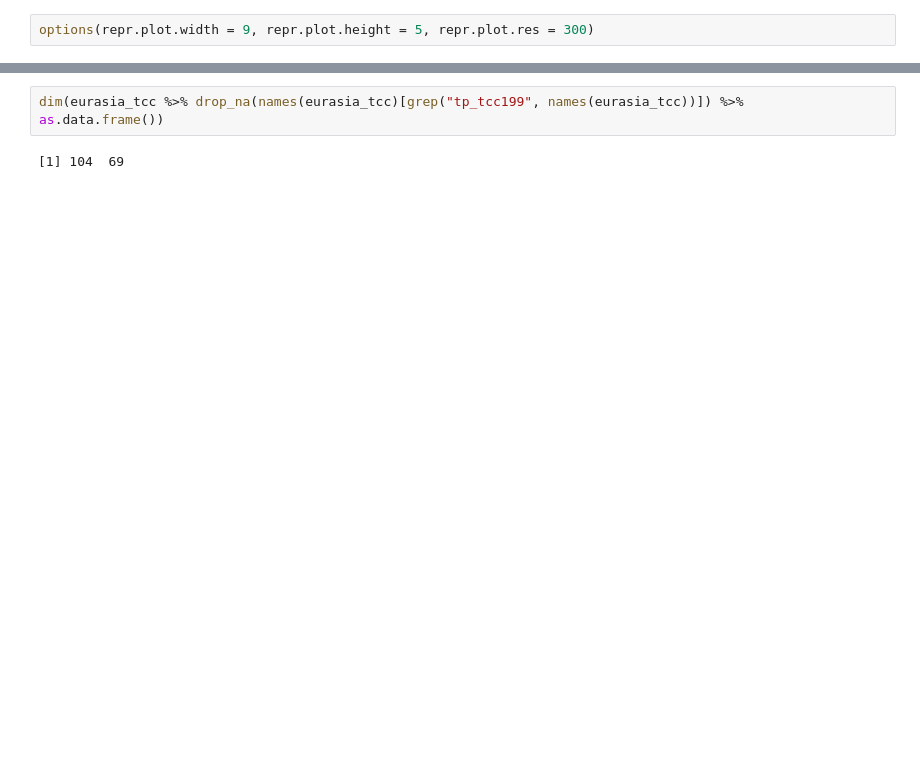
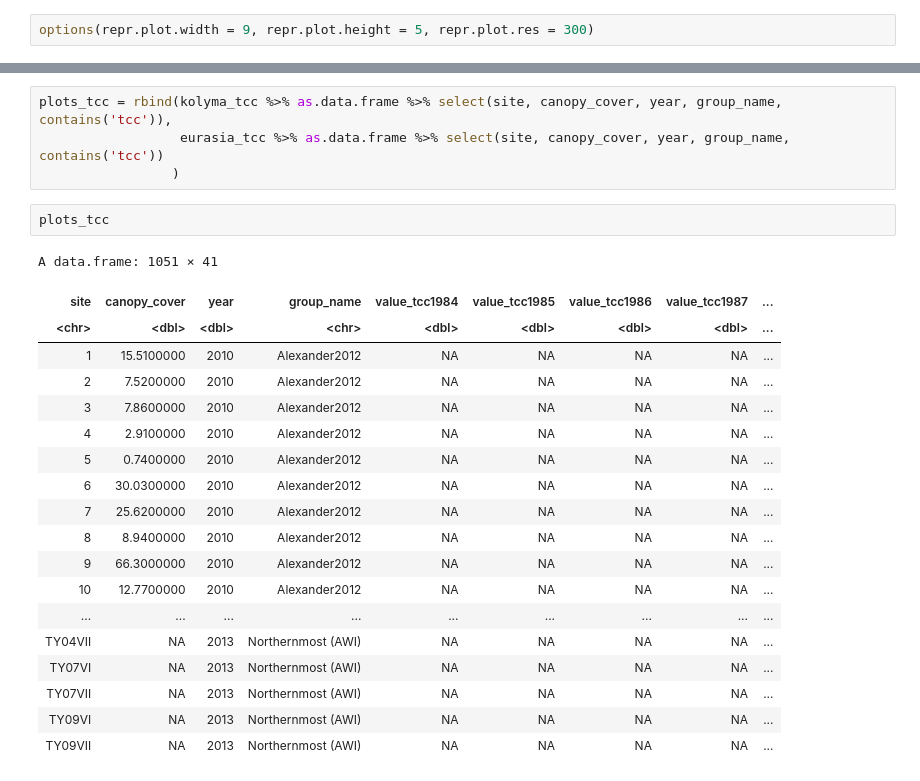
Before and after one commit to pahbs/maap_tools, a Jupyter notebook: notebooks/examine_siberia_tcc.ipynb, the cells around one changed output, grey strips where cells are left out. Saved outputs shown, nothing was run; the diff lists cells and outputs as text; blank space fills up the shorter version.

```diff
--- a/notebooks/examine_siberia_tcc.ipynb
+++ b/notebooks/examine_siberia_tcc.ipynb
@@ -129,5 +82,26 @@ Warning message:
-# %%
-dim(eurasia_tcc %>% drop_na(names(eurasia_tcc)[grep("tp_tcc199", names(eurasia_tcc))]) %>%
-as.data.frame())
-# %% [output]
-[1] 104  69
+# %%
+plots_tcc = rbind(kolyma_tcc %>% as.data.frame %>% select(site, canopy_cover, year, group_name, contains('tcc')),
+                  eurasia_tcc %>% as.data.frame %>% select(site, canopy_cover, year, group_name, contains('tcc'))
+                 )
+# %%
+plots_tcc
+# %% [output]
+A data.frame: 1051 × 41
+| site | canopy_cover | year | group_name | value_tcc1984 | value_tcc1985 | value_tcc1986 | value_tcc1987 | ... |
+| <chr> | <dbl> | <dbl> | <chr> | <dbl> | <dbl> | <dbl> | <dbl> | ... |
+| 1 | 15.5100000 | 2010 | Alexander2012 | NA | NA | NA | NA | ... |
+| 2 | 7.5200000 | 2010 | Alexander2012 | NA | NA | NA | NA | ... |
+| 3 | 7.8600000 | 2010 | Alexander2012 | NA | NA | NA | NA | ... |
+| 4 | 2.9100000 | 2010 | Alexander2012 | NA | NA | NA | NA | ... |
+| 5 | 0.7400000 | 2010 | Alexander2012 | NA | NA | NA | NA | ... |
+| 6 | 30.0300000 | 2010 | Alexander2012 | NA | NA | NA | NA | ... |
+| 7 | 25.6200000 | 2010 | Alexander2012 | NA | NA | NA | NA | ... |
+| 8 | 8.9400000 | 2010 | Alexander2012 | NA | NA | NA | NA | ... |
+| 9 | 66.3000000 | 2010 | Alexander2012 | NA | NA | NA | NA | ... |
+| 10 | 12.7700000 | 2010 | Alexander2012 | NA | NA | NA | NA | ... |
+| ... | ... | ... | ... | ... | ... | ... | ... | ... |
+| TY04VII | NA | 2013 | Northernmost (AWI) | NA | NA | NA | NA | ... |
+| TY07VI | NA | 2013 | Northernmost (AWI) | NA | NA | NA | NA | ... |
+| TY07VII | NA | 2013 | Northernmost (AWI) | NA | NA | NA | NA | ... |
+| TY09VI | NA | 2013 | Northernmost (AWI) | NA | NA | NA | NA | ... |
+| TY09VII | NA | 2013 | Northernmost (AWI) | NA | NA | NA | NA | ... |
```
Also changed, not shown: parts of 25 cells of this notebook.
